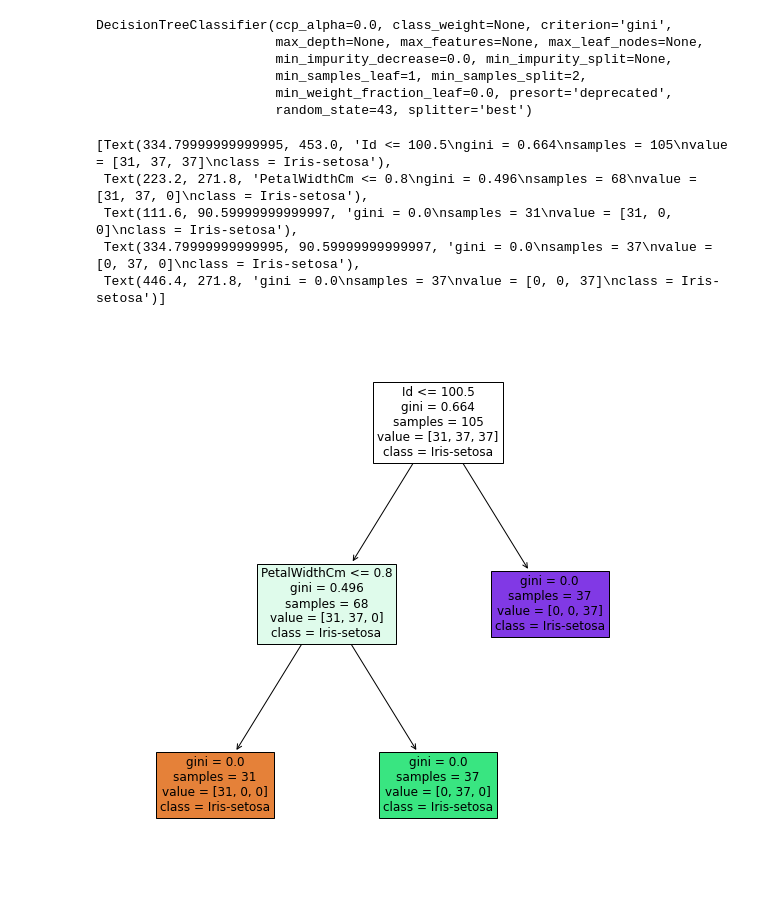
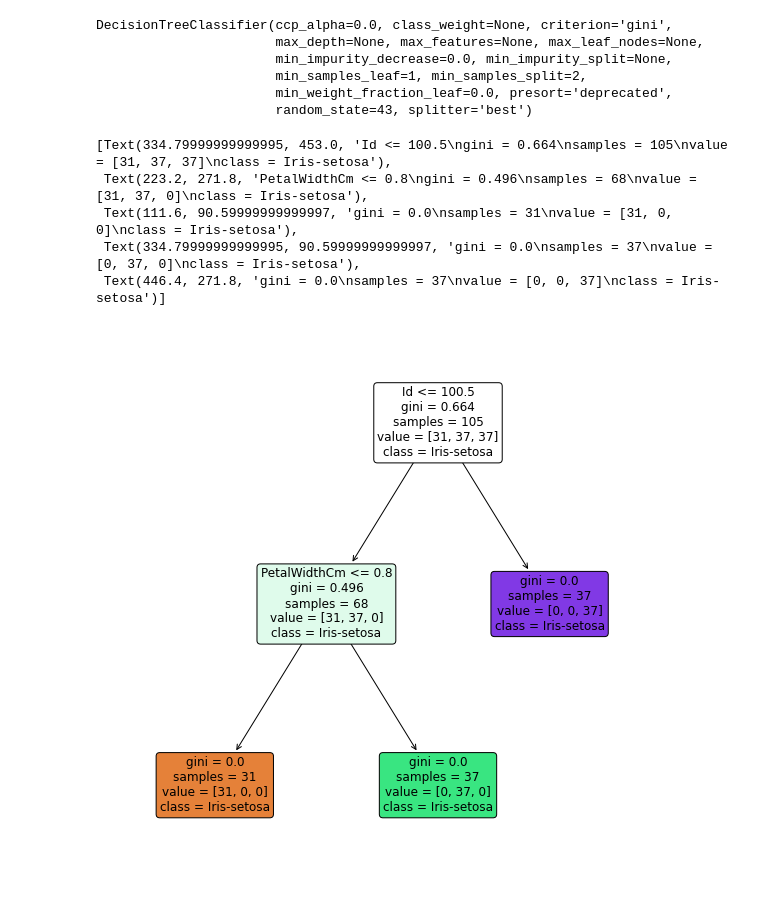
Before and after one commit to jhanvipankhania/TASKS_FOR_Internship, a Jupyter notebook: GRIP_Task_4.ipynb, the cells around one changed output. Saved outputs shown, nothing was run; the diff lists cells and outputs as text; code cells hidden in the pictures.

```diff
--- a/GRIP_Task_4.ipynb
+++ b/GRIP_Task_4.ipynb
@@ -129,14 +129,14 @@ DecisionTreeClassifier(ccp_alpha=0.0, class_weight=None, criterion='gini',
 # %%
 plt.figure(figsize=(10,10))
 plt.title("Decision Tree")
-plot_tree(dt, feature_names=x_train.columns, class_names= y, filled=True, rounded = False,fontsize= 12, )
+plot_tree(dt, feature_names=x_train.columns, class_names= y, filled=True, rounded = True,fontsize= 12)
 # %% [output]
 [Text(334.79999999999995, 453.0, 'Id <= 100.5\ngini = 0.664\nsamples = 105\nvalue = [31, 37, 37]\nclass = Iris-setosa'),
  Text(223.2, 271.8, 'PetalWidthCm <= 0.8\ngini = 0.496\nsamples = 68\nvalue = [31, 37, 0]\nclass = Iris-setosa'),
  Text(111.6, 90.59999999999997, 'gini = 0.0\nsamples = 31\nvalue = [31, 0, 0]\nclass = Iris-setosa'),
  Text(334.79999999999995, 90.59999999999997, 'gini = 0.0\nsamples = 37\nvalue = [0, 37, 0]\nclass = Iris-setosa'),
  Text(446.4, 271.8, 'gini = 0.0\nsamples = 37\nvalue = [0, 0, 37]\nclass = Iris-setosa')]
-[figure, old version]
+[figure, new version]
 # %%
 y_pred = dt.predict(x_test)
 # %%
```
Also changed, not shown: parts of 3 cells of this notebook.
